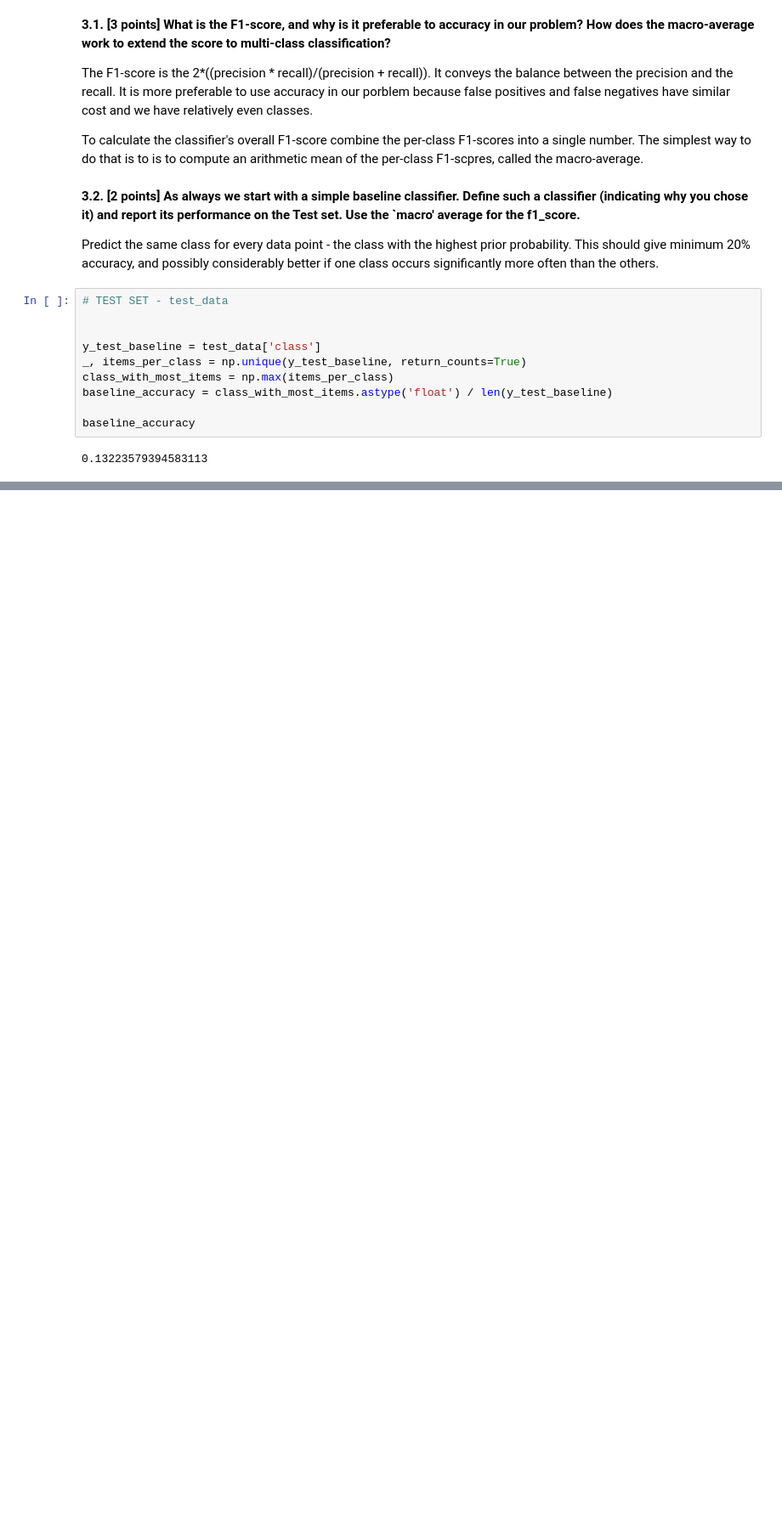
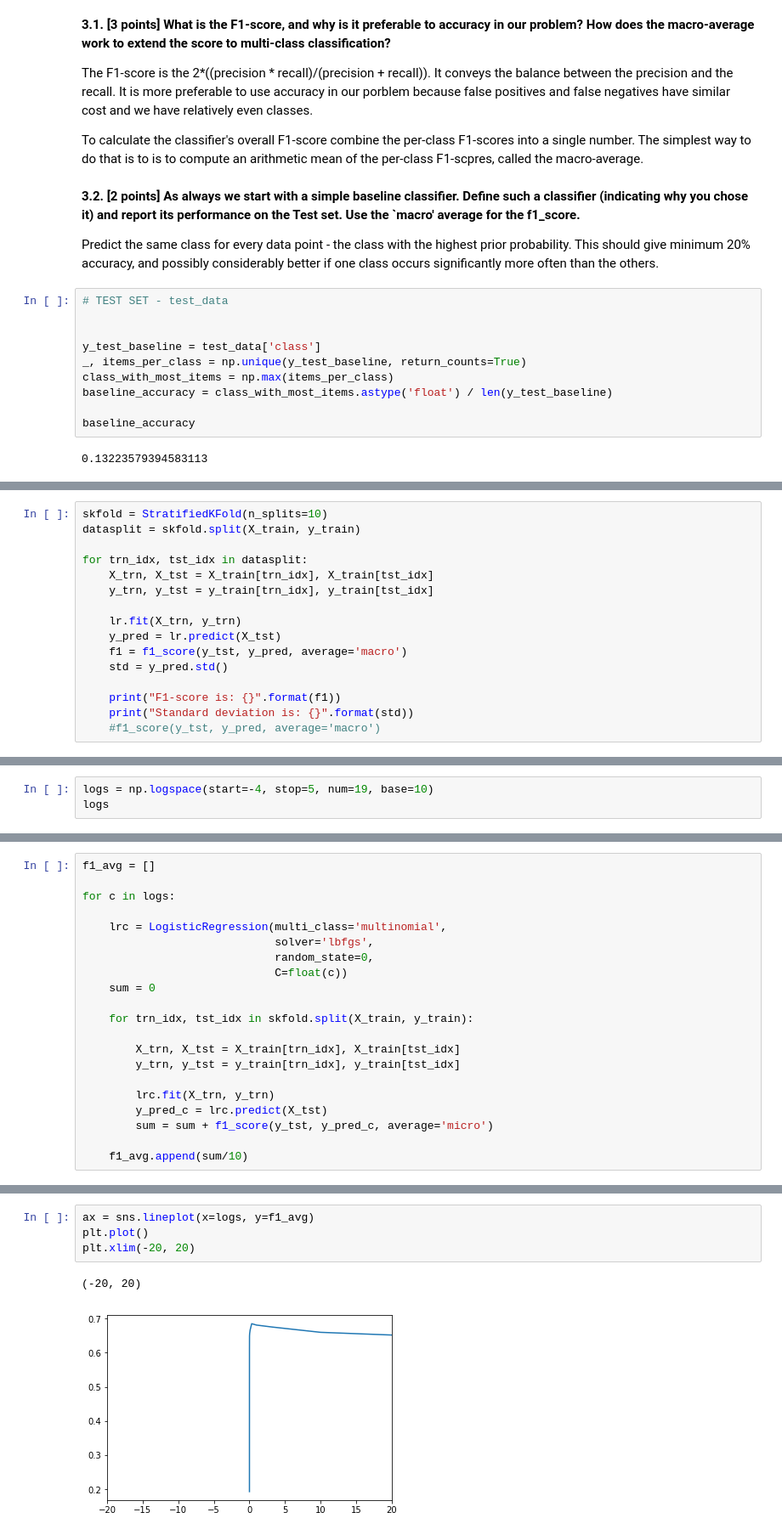
Before and after one commit to athiyadeviyani/Introductory-Applied-Machine-Learning, a Jupyter notebook: IAML_CW2.ipynb, the cells around one changed output, grey strips where cells are left out. Shown at 85% size. Drawn from its saved outputs; the diff is of its cells as text; blank space fills up the shorter version.

```diff
--- a/IAML_CW2.ipynb
+++ b/IAML_CW2.ipynb
@@ -286,0 +366,16 @@ baseline_accuracy
+# %%
+skfold = StratifiedKFold(n_splits=10)
+datasplit = skfold.split(X_train, y_train)
+
+for trn_idx, tst_idx in datasplit:
+    X_trn, X_tst = X_train[trn_idx], X_train[tst_idx]
+    y_trn, y_tst = y_train[trn_idx], y_train[tst_idx]
+
+    lr.fit(X_trn, y_trn)
+    y_pred = lr.predict(X_tst)
+    f1 = f1_score(y_tst, y_pred, average='macro')
+    std = y_pred.std()
+
+    print("F1-score is: {}".format(f1))
+    print("Standard deviation is: {}".format(std))
+    #f1_score(y_tst, y_pred, average='macro')
@@ -286,0 +415,3 @@ baseline_accuracy
+# %%
+logs = np.logspace(start=-4, stop=5, num=19, base=10)
+logs
@@ -286,0 +424,21 @@ baseline_accuracy
+# %%
+f1_avg = []
+
+for c in logs:
+
+    lrc = LogisticRegression(multi_class='multinomial',
+                             solver='lbfgs',
+                             random_state=0,
+                             C=float(c))
+    sum = 0
+
+    for trn_idx, tst_idx in skfold.split(X_train, y_train):
+
+        X_trn, X_tst = X_train[trn_idx], X_train[tst_idx]
+        y_trn, y_tst = y_train[trn_idx], y_train[tst_idx]
+
+        lrc.fit(X_trn, y_trn)
+        y_pred_c = lrc.predict(X_tst)
+        sum = sum + f1_score(y_tst, y_pred_c, average='micro')
+
+    f1_avg.append(sum/10)
@@ -286,0 +475,7 @@ baseline_accuracy
+# %%
+ax = sns.lineplot(x=logs, y=f1_avg)
+plt.plot()
+plt.xlim(-20, 20)
+# %% [output]
+(-20, 20)
+[figure, added]
```
Also changed, not shown: parts of 79 cells of this notebook, 10 other files.
